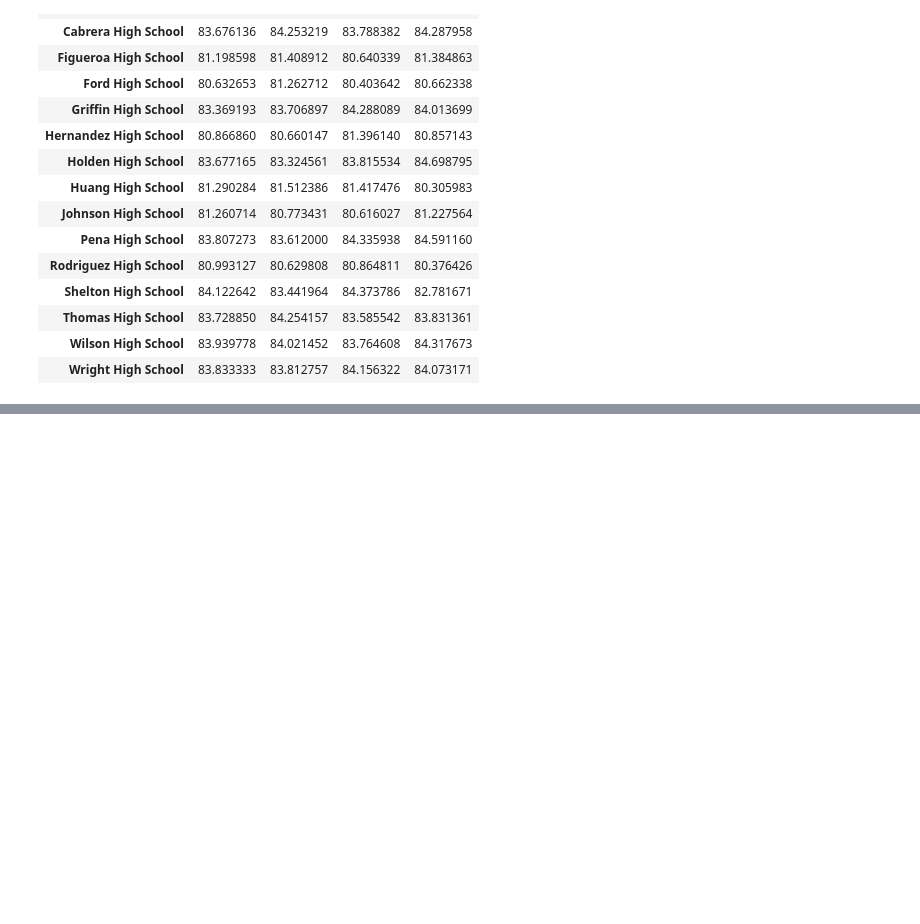
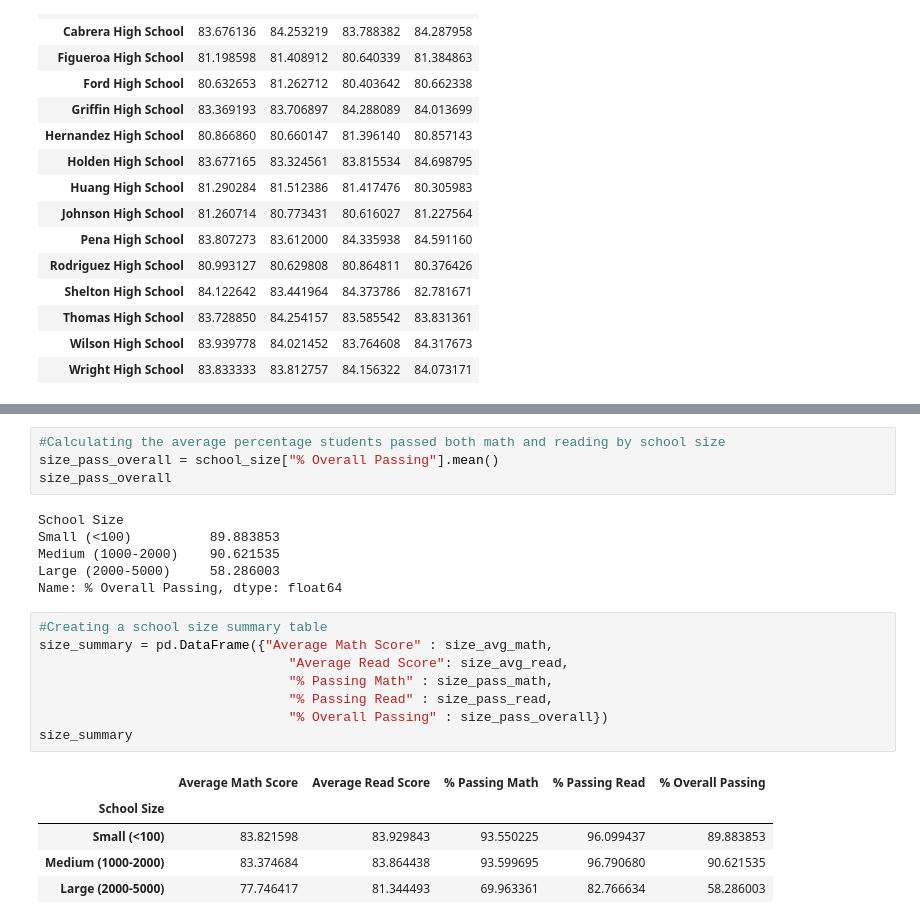
Before and after one commit to jroy22/pandas-challenge, a Jupyter notebook: PyCitySchools/PyCitySchoolAnalysis.ipynb, the cells around one changed output, grey strips where cells are left out. Cells and saved outputs as stored; diff of their text form; blank space fills up the shorter version.

```diff
--- a/PyCitySchools/PyCitySchoolAnalysis.ipynb
+++ b/PyCitySchools/PyCitySchoolAnalysis.ipynb
@@ -301,0 +503,24 @@ read_summary
+# %%
+#Calculating the average percentage students passed both math and reading by school size
+size_pass_overall = school_size["% Overall Passing"].mean()
+size_pass_overall
+# %% [output]
+School Size
+Small (<100)          89.883853
+Medium (1000-2000)    90.621535
+Large (2000-5000)     58.286003
+Name: % Overall Passing, dtype: float64
+# %%
+#Creating a school size summary table
+size_summary = pd.DataFrame({"Average Math Score" : size_avg_math,
+                                "Average Read Score": size_avg_read,
+                                "% Passing Math" : size_pass_math,
+                                "% Passing Read" : size_pass_read,
+                                "% Overall Passing" : size_pass_overall})
+size_summary
+# %% [output]
+|  | Average Math Score | Average Read Score | % Passing Math | % Passing Read | % Overall Passing |
+| School Size |  |  |  |  |  |
+| Small (<100) | 83.821598 | 83.929843 | 93.550225 | 96.099437 | 89.883853 |
+| Medium (1000-2000) | 83.374684 | 83.864438 | 93.599695 | 96.790680 | 90.621535 |
+| Large (2000-5000) | 77.746417 | 81.344493 | 69.963361 | 82.766634 | 58.286003 |
```
Also changed, not shown: parts of 27 cells of this notebook.
